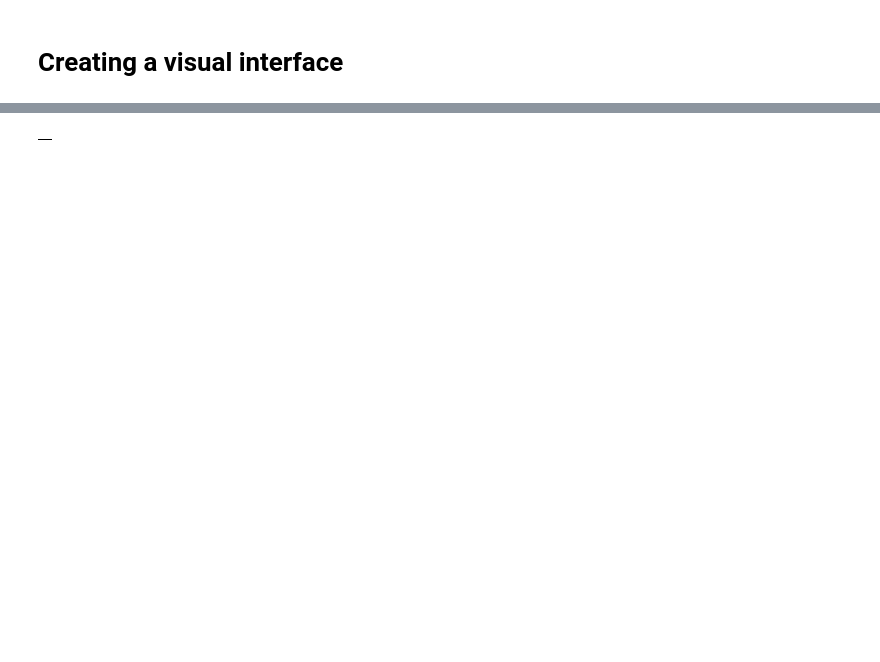
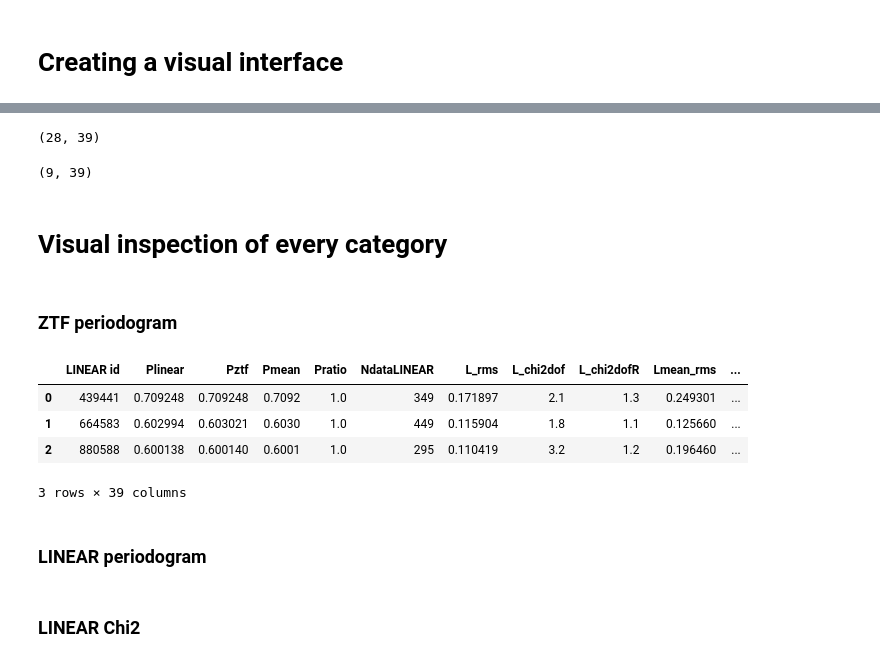
Before and after one commit to emadonev/var_stars, a Jupyter notebook: nbs/05_blazhko_algorithm.ipynb, the cells around one changed output, grey strips where cells are left out. Saved outputs shown, nothing was run; the diff lists cells and outputs as text; code cells hidden in the pictures; blank space fills up the shorter version.

Commit message:
Fixed visual inspection of BE candidates

```diff
--- a/nbs/05_blazhko_algorithm.ipynb
+++ b/nbs/05_blazhko_algorithm.ipynb
@@ -289,0 +182,4 @@ blazhko_can.head()
+# %%
+# ZTF data periodogram
+blazhko_can_ztf_per = blazhko_can.loc[(blazhko_can['IndicatorType'] == 'Z')]
+print(blazhko_can_ztf_per.shape)
@@ -290,11 +194,33 @@ blazhko_can.head()
+# %%
+# Chi2 ZTF parameter
+blazhko_can_ztf_chi = blazhko_can.loc[(blazhko_can['ChiType'] == 'Z')]
+print(blazhko_can_ztf_chi.shape)
+# %% [output]
+(28, 39)
+# %%
+# Chi2 LINEAR parameter
+blazhko_can_linear_chi = blazhko_can.loc[(blazhko_can['ChiType'] == 'L')]
+print(blazhko_can_linear_chi.shape)
+# %% [output]
+(9, 39)
+# %% [markdown]
+# Visual inspection of every category
+# %% [markdown]
+### ZTF periodogram
 # %%
-#length = 5
+length = blazhko_can_ztf_per.shape[0]
 
-BE_candidates = pd.DataFrame(())
-analysis = BE_analyzer(Lids, blazhko_can, BE_candidates, fits, periodogr, ztf_data, dataLINEAR)
+BE_candidates_ztf_per = pd.DataFrame(())
+analysis = BE_analyzer(Lids, length, blazhko_can_ztf_per, BE_candidates_ztf_per, fits, periodogr, ztf_data, dataLINEAR)
 analysis.display_interface()
 # %%
-BE_candidates = analysis.get_save_data()
-BE_candidates.head()
+BE_candidates_ztf_per = analysis.get_save_data()
+BE_candidates_ztf_per.head()
 # %% [output]
-|  |
+|  | LINEAR id | Plinear | Pztf | Pmean | Pratio | NdataLINEAR | L_rms | L_chi2dof | L_chi2dofR | Lmean_rms | ... |
+| 0 | 439441 | 0.709248 | 0.709248 | 0.7092 | 1.0 | 349 | 0.171897 | 2.1 | 1.3 | 0.249301 | ... |
+| 1 | 664583 | 0.602994 | 0.603021 | 0.6030 | 1.0 | 449 | 0.115904 | 1.8 | 1.1 | 0.125660 | ... |
+| 2 | 880588 | 0.600138 | 0.600140 | 0.6001 | 1.0 | 295 | 0.110419 | 3.2 | 1.2 | 0.196460 | ... |
+3 rows × 39 columns
+# %% [markdown]
+### LINEAR periodogram
@@ -300,0 +236,2 @@ BE_candidates.head()
+# %% [markdown]
+### LINEAR Chi2
```
Also changed, not shown: parts of 15 cells of this notebook, 2 other files.
